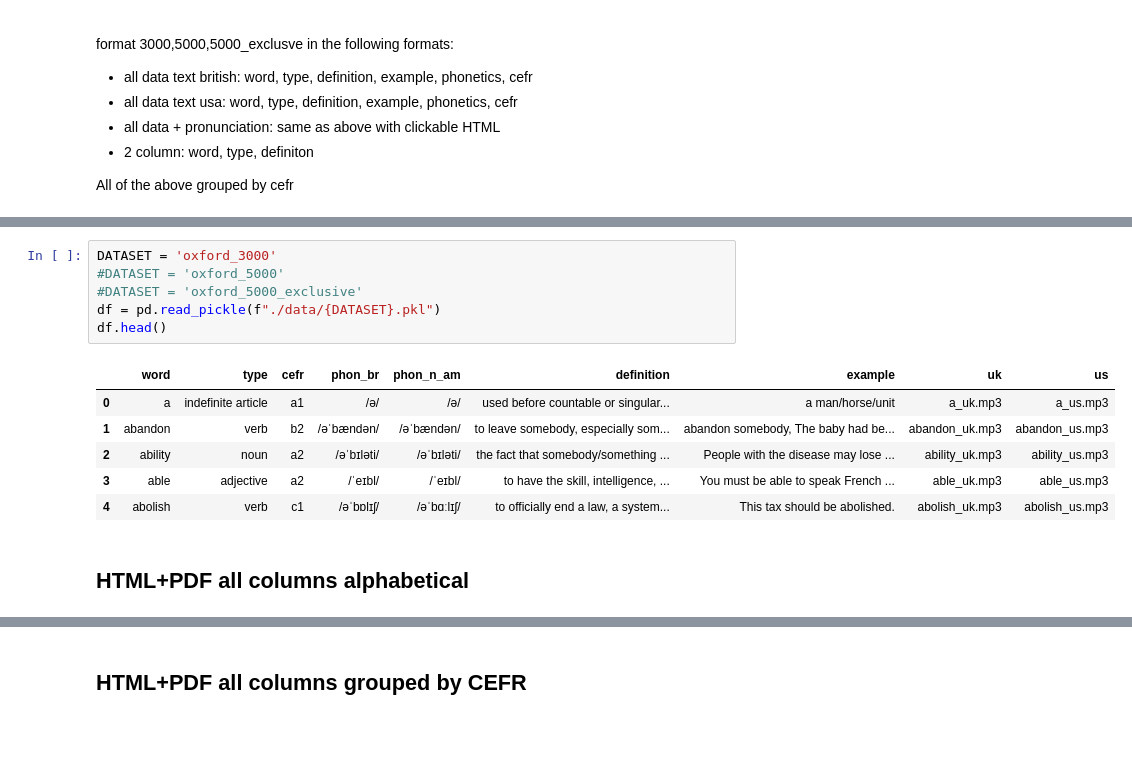
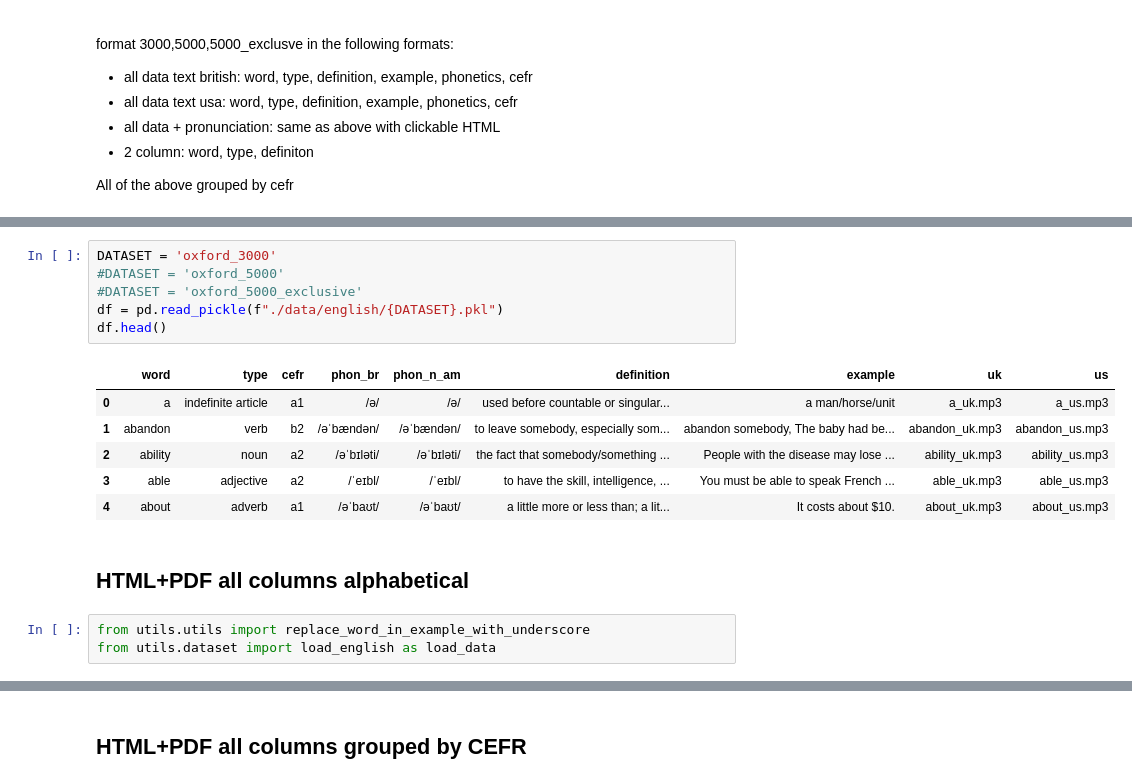
Before and after one commit to sogladev/words, a Jupyter notebook: src/format_english.ipynb, the cells around one changed output, grey strips where cells are left out. Drawn from its saved outputs; the diff is of its cells as text; blank space fills up the shorter version.

```diff
--- a/src/format_english.ipynb
+++ b/src/format_english.ipynb
@@ -15,16 +22,19 @@ import re
 # %%
 DATASET = 'oxford_3000'
 #DATASET = 'oxford_5000'
 #DATASET = 'oxford_5000_exclusive'
-df = pd.read_pickle(f"./data/{DATASET}.pkl")
+df = pd.read_pickle(f"./data/english/{DATASET}.pkl")
 df.head()
 # %% [output]
 |  | word | type | cefr | phon_br | phon_n_am | definition | example | uk | us |
 | 0 | a | indefinite article | a1 | /ə/ | /ə/ | used before countable or singular... | a man/horse/unit | a_uk.mp3 | a_us.mp3 |
 | 1 | abandon | verb | b2 | /əˈbændən/ | /əˈbændən/ | to leave somebody, especially som... | abandon somebody, The baby had be... | abandon_uk.mp3 | abandon_us.mp3 |
 | 2 | ability | noun | a2 | /əˈbɪləti/ | /əˈbɪləti/ | the fact that somebody/something ... | People with the disease may lose ... | ability_uk.mp3 | ability_us.mp3 |
 | 3 | able | adjective | a2 | /ˈeɪbl/ | /ˈeɪbl/ | to have the skill, intelligence, ... | You must be able to speak French ... | able_uk.mp3 | able_us.mp3 |
-| 4 | abolish | verb | c1 | /əˈbɒlɪʃ/ | /əˈbɑːlɪʃ/ | to officially end a law, a system... | This tax should be abolished. | abolish_uk.mp3 | abolish_us.mp3 |
+| 4 | about | adverb | a1 | /əˈbaʊt/ | /əˈbaʊt/ | a little more or less than; a lit... | It costs about $10. | about_uk.mp3 | about_us.mp3 |
 # %% [markdown]
 ## HTML+PDF all columns alphabetical
+# %%
+from utils.utils import replace_word_in_example_with_underscore
+from utils.dataset import load_english as load_data
 # %%
```
Also changed, not shown: parts of 15 cells of this notebook, 4 other files.
